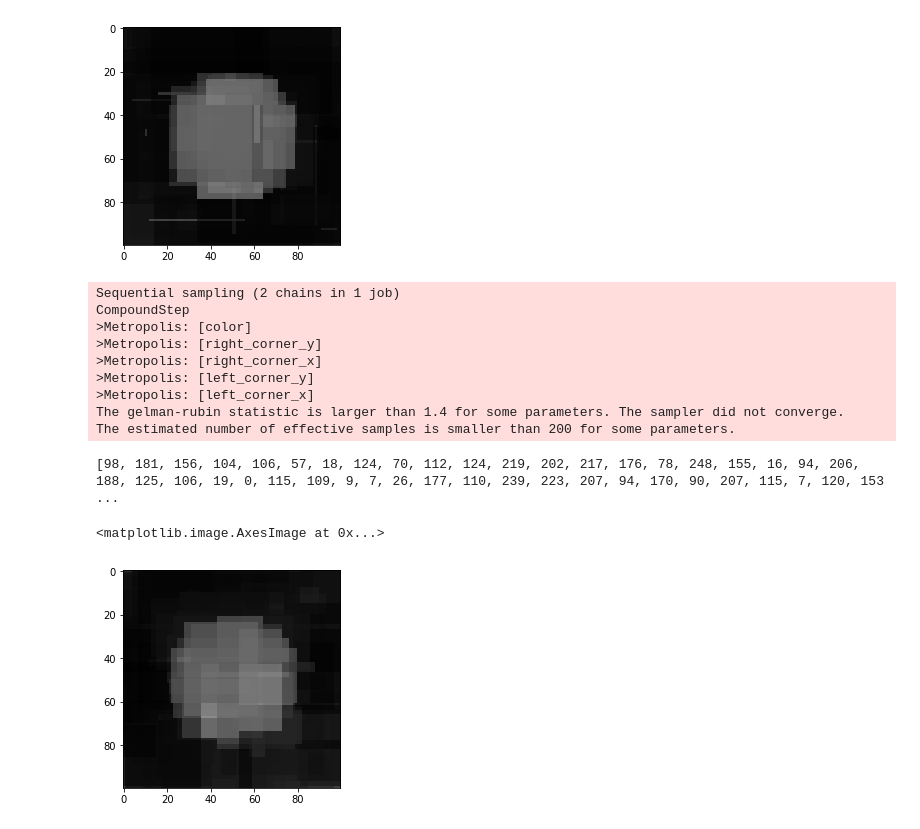
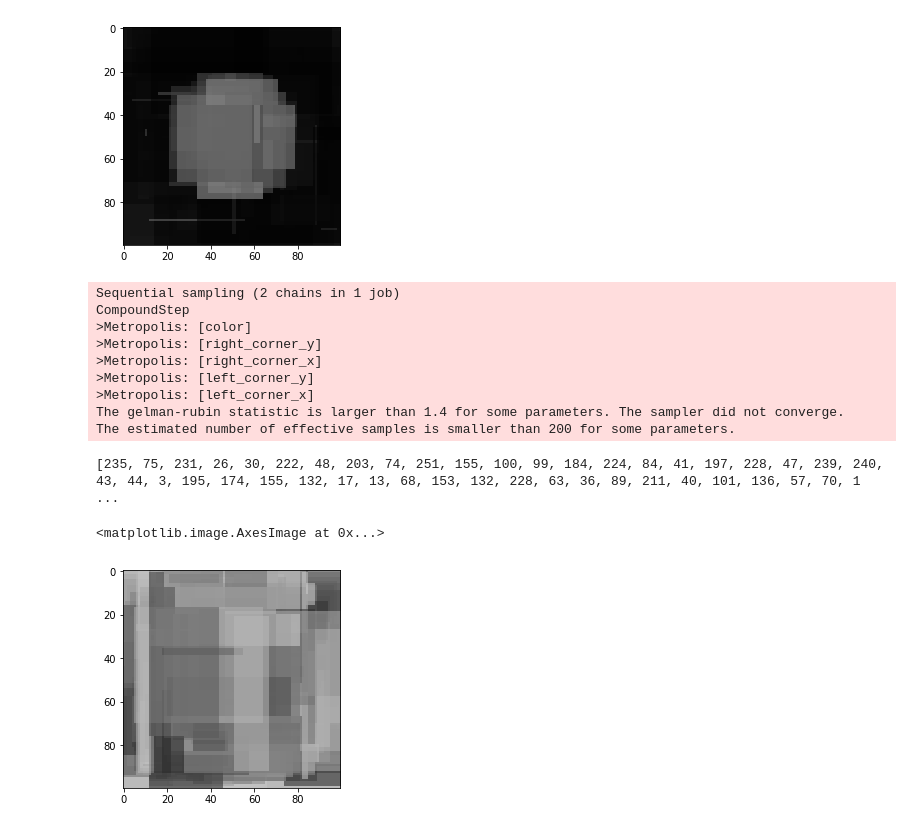
Before and after one commit to mighty1231/BayesianOnImage, a Jupyter notebook: Untitled1.ipynb, the cells around one changed output. Drawn from its saved outputs; the diff is of its cells as text; code cells hidden in the pictures.

```diff
--- a/Untitled1.ipynb
+++ b/Untitled1.ipynb
@@ -19,0 +14,9 @@ plt.imshow(sample, cmap='gray', vmin=0, vmax=255)
+# %%
+sample = cv2.imread("sample/starry_night.jpg", cv2.IMREAD_GRAYSCALE)
+w, h = sample.shape
+print(w, h)
+if w != 100 or h != 100:
+    sample = cv2.resize(sample, None, fx = 100/h, fy = 100/w)
+print(sample.shape)
+plt.imshow(sample, cmap='gray')
+print(sample.shape)
@@ -159,7 +167,7 @@ The estimated number of effective samples is smaller than 200 for some parameter
 # %%
 # compute_mse 함수를 조금 수정하여 적용해보았습니다. 결과상 차이는 없는것으로 보이고, computation time이 조금 줄어드는 것 같습니다.
 
-num_rect = 500
+num_rect = 1000
 
 with pm.Model() as model:
     # Priors
@@ -185,7 +193,7 @@ with pm.Model() as model:
              'right_corner_x': np.random.randint(100, size=num_rect), 'right_corner_y': np.random.randint(100, size=num_rect),
              'color': np.random.randint(255, size=num_rect)}
 
-    tr = pm.sample(3000, start=start, step=[step], cores=1)
+    tr = pm.sample(10000, start=start, step=[step], cores=1)
     #pm.traceplot(tr)
 
 #print(pm.summary(tr))
@@ -194,32 +202,32 @@ plt.show()
 lc_x, lc_y, rc_x, rc_y, c = [], [], [], [], []
 l, = tr["left_corner_x"][:, 0].shape
 
 for i in range(num_rect):
     lc_x.append(int(tr["left_corner_x"][:, i][l-1]))
     lc_y.append(int(tr["left_corner_y"][:, i][l-1]))
     rc_x.append(int(tr["right_corner_x"][:, i][l-1]))
     rc_y.append(int(tr["right_corner_y"][:, i][l-1]))
     c.append(int(tr["color"][:, i][l-1]))
 
 
 result = np.zeros((100, 100), np.uint8)
 result[:, :] = 255
 print(c)
 
 for i in range(num_rect):
     result[lc_y[i]:rc_y[i], lc_x[i]:rc_x[i]] = 0.5 * result[lc_y[i]:rc_y[i], lc_x[i]:rc_x[i]] + 0.5* c[i]
 
 plt.imshow(result, cmap='gray', vmin=0, vmax=255)
 # %% [output]
 Sequential sampling (2 chains in 1 job)
 CompoundStep
 >Metropolis: [color]
 >Metropolis: [right_corner_y]
 >Metropolis: [right_corner_x]
 >Metropolis: [left_corner_y]
 >Metropolis: [left_corner_x]
 The gelman-rubin statistic is larger than 1.4 for some parameters. The sampler did not converge.
 The estimated number of effective samples is smaller than 200 for some parameters.
-[98, 181, 156, 104, 106, 57, 18, 124, 70, 112, 124, 219, 202, 217, 176, 78, 248, 155, 16, 94, 206, 188, 125, 106, 19, 0, 115, 109, 9, 7, 26, 177, 110, 239, 223, 207, 94, 170, 90, 207, 115, 7, 120, 153 ...
+[235, 75, 231, 26, 30, 222, 48, 203, 74, 251, 155, 100, 99, 184, 224, 84, 41, 197, 228, 47, 239, 240, 43, 44, 3, 195, 174, 155, 132, 17, 13, 68, 153, 132, 228, 63, 36, 89, 211, 40, 101, 136, 57, 70, 1 ...
 <matplotlib.image.AxesImage at 0x...>
-[figure, old version]
+[figure, new version]
```
Also changed, not shown: parts of 28 cells of this notebook, 2 other files.
